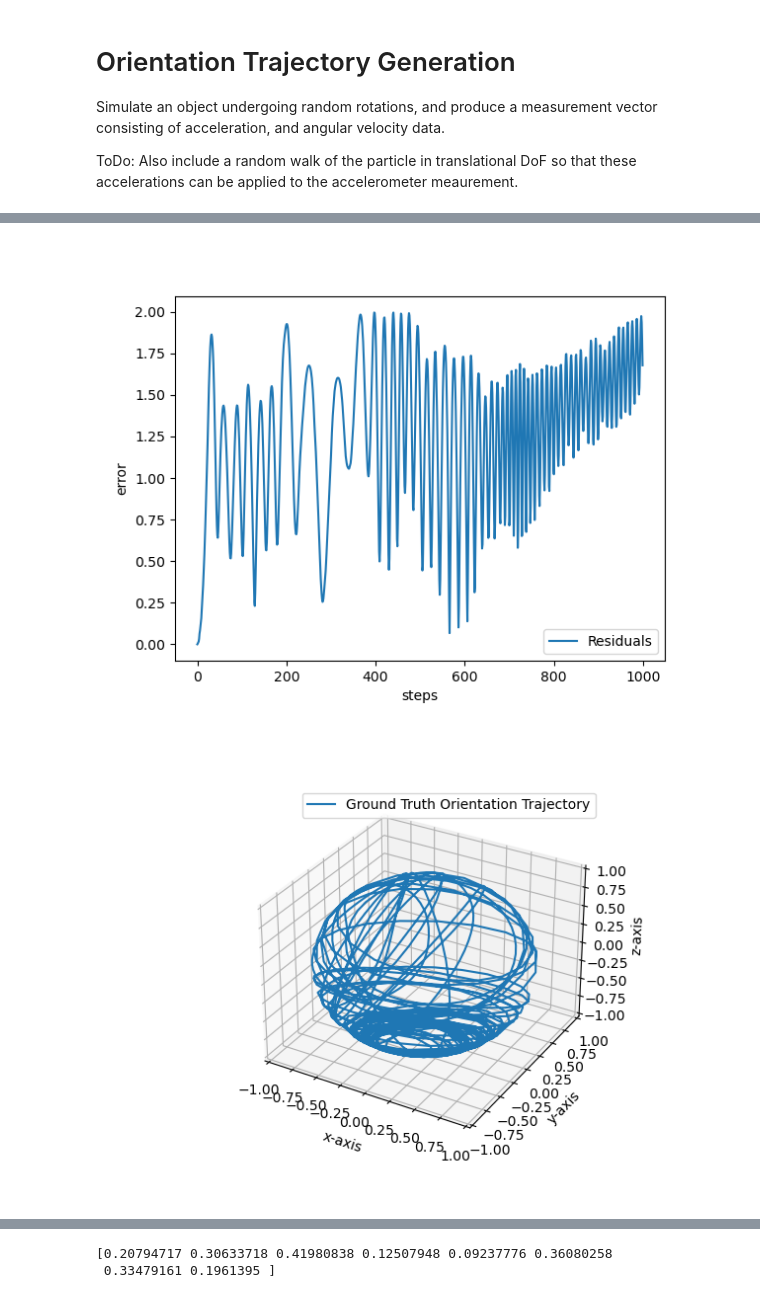
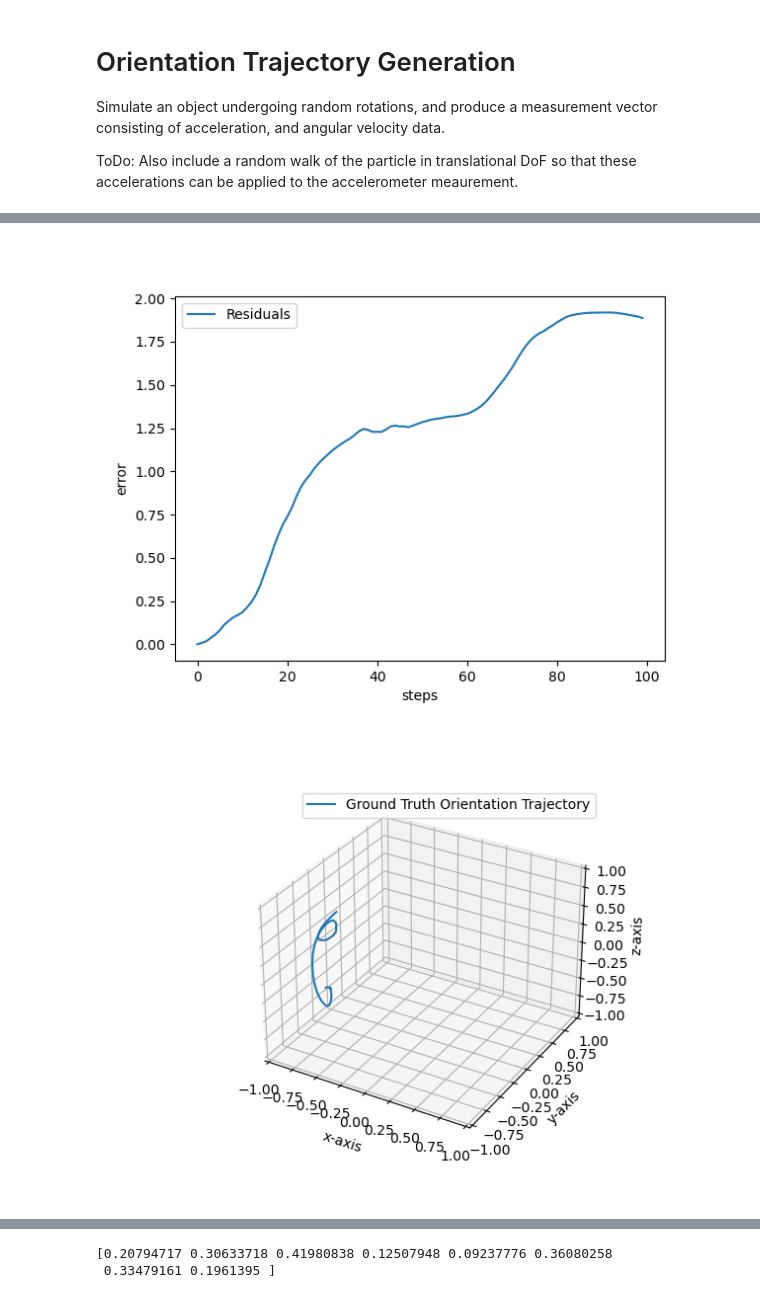
Before and after one commit to mrpossoms/bomberhat, a Jupyter notebook: firmware/notebooks/neural-sensor-fusion.ipynb, the cells around one changed output, grey strips where cells are left out. Cells and saved outputs as stored; diff of their text form; code cells hidden in the pictures.

```diff
--- a/firmware/notebooks/neural-sensor-fusion.ipynb
+++ b/firmware/notebooks/neural-sensor-fusion.ipynb
@@ -61,7 +61,7 @@ def Z_t(X_t):
     gyro = X_t[1]
     return np.concatenate((gyro, acc))
 
-steps = 1000
+steps = 50000
 positions = np.zeros((steps, 3), dtype=np.float32) # sequence of z-basis unit vectors rotated by orientation for plotting
 w_samples = np.zeros((steps, 3), dtype=np.float32) # sequence of angular rate measurements
 measurements = np.zeros((steps, Z_t(X_0()).shape[0]), dtype=np.float32) # sequence of static accelerometer readings
@@ -134,9 +134,9 @@ class NeuralNetwork(nn.Module):
         self.flatten = nn.Flatten()
         self.linear_relu_stack = nn.Sequential(
             nn.Linear(10, 16, dtype=torch.float32),
-            nn.ReLU(),
+#             nn.ReLU(),
             nn.Linear(16, 16, dtype=torch.float32),
-            nn.ReLU(),
+#             nn.ReLU(),
             nn.Linear(16, 4, dtype=torch.float32)
         )
 
@@ -155,7 +155,7 @@ def train_loop(model, loss_fn, optimizer):
     losses = np.zeros(epochs)
 
     for epoch in range(epochs):
-        batch_inds = np.random.choice(sample_indices, size=len(sample_indices))
+        batch_inds = np.random.choice(sample_indices, size=100)
         X = torch.from_numpy(samples[batch_inds])
         Y = torch.from_numpy(labels[batch_inds])
 
@@ -190,10 +190,13 @@ Using cpu device
 # %%
+test_steps = 100
+
 X_t = X_0_rand()
 X_e_t = (X_t[0].copy(), X_t[1].copy())
-est_positions = np.zeros((steps, 3), dtype=np.float32) # sequence of z-basis unit vectors rotated by orientation for plotting
-positions = np.zeros((steps, 3), dtype=np.float32) # sequence of z-basis unit vectors rotated by orientation for plotting
+est_positions = np.zeros((test_steps, 3), dtype=np.float32) # sequence of z-basis unit vectors rotated by orientation for plotting
+positions = np.zeros((test_steps, 3), dtype=np.float32) # sequence of z-basis unit vectors rotated by orientation for plotting
 
-for i in range(steps):
+
+for i in range(test_steps):
     est_positions[i] = Q.rotate_vectors(X_e_t[0], np.array([0, 0, 1]))
     positions[i] = Q.rotate_vectors(X_t[0], np.array([0, 0, 1]))
 
@@ -201,43 +204,44 @@ for i in range(steps):
     features = torch.from_numpy(np_features.reshape((1, np_features.shape[0])))
     h = model(features)
 
-    X_e_t = (Q.from_float_array(h[0].detach().numpy()), X_e_t[1])
     X_t = X_t_1(X_t, 0.01, stddev=np.ones(3) * 10)
+    X_e_t = (Q.from_float_array(h[0].detach().numpy()), X_t[1])
+
 
 residuals = []
 for r in (est_positions - positions):
     residuals.append(np.linalg.norm(r))
 
 
 ax = plt.figure().add_subplot()
 ax.plot(residuals, label='Residuals')
 ax.legend()
 ax.set_xlabel('steps')
 ax.set_ylabel('error')
 plt.show()
 
 
 ax0 = plt.figure().add_subplot(projection='3d')
 ax1 = plt.figure().add_subplot(projection='3d')
 
 ax0.plot(est_positions[:,0], est_positions[:,1], est_positions[:,2], label='Estimated Orientation Trajectory')
 ax0.legend()
-plt.xlim([-1, 1])
-plt.ylim([-1, 1])
+ax0.set_xlim([-1, 1])
+ax0.set_ylim([-1, 1])
 ax0.set_zlim([-1, 1])
 ax0.set_xlabel('x-axis')
 ax0.set_ylabel('y-axis')
 ax0.set_zlabel('z-axis')
 
 ax1.plot(positions[:,0], positions[:,1], positions[:,2], label='Ground Truth Orientation Trajectory')
 ax1.legend()
-plt.xlim([-1, 1])
-plt.ylim([-1, 1])
+ax1.set_xlim([-1, 1])
+ax1.set_ylim([-1, 1])
 ax1.set_zlim([-1, 1])
 ax1.set_xlabel('x-axis')
 ax1.set_ylabel('y-axis')
 ax1.set_zlabel('z-axis')
 plt.show()
 # %% [output]
-[figure, old version]
+[figure, new version]
-[figure, old version]
+[figure, new version]
```
Also changed, not shown: parts of 4 cells of this notebook, 1 other file.
